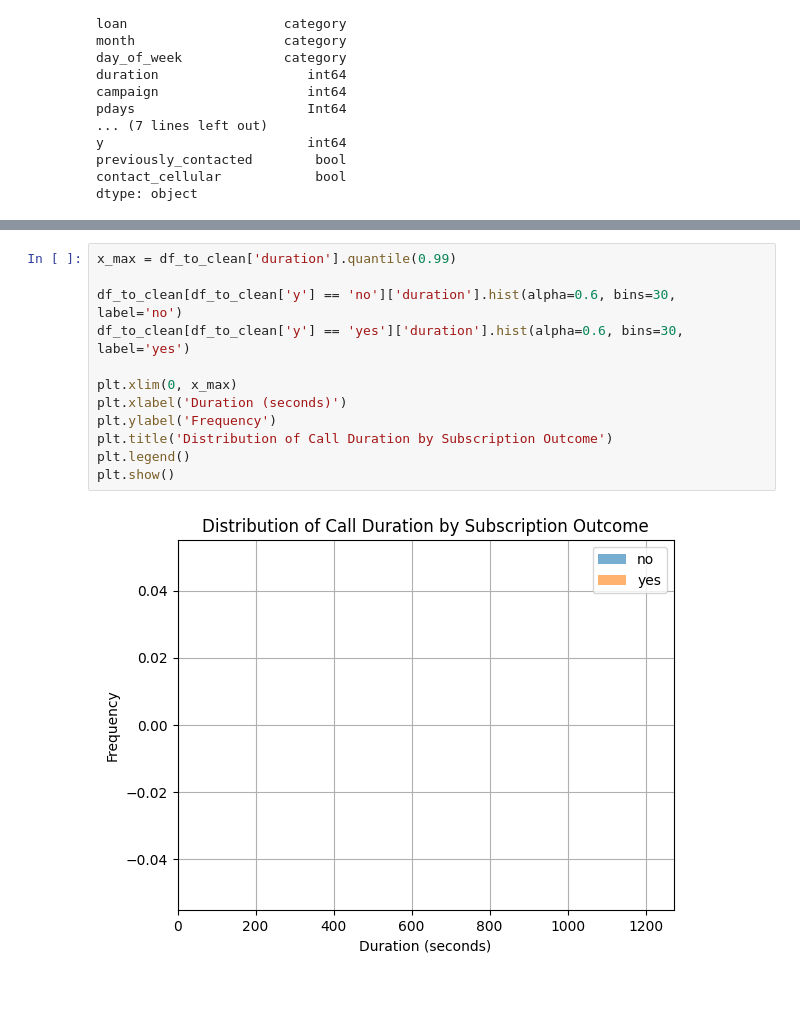
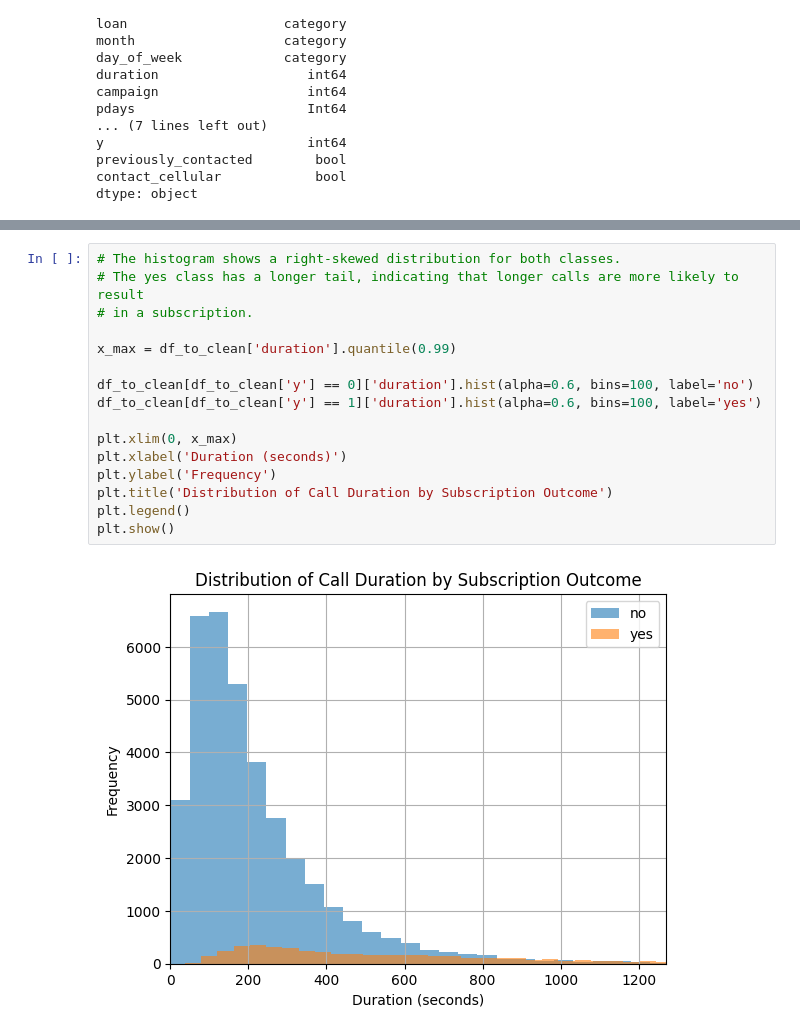
Before and after one commit to Ri-Dearg/adv-an-ca1, a Jupyter notebook: banking.ipynb, the cells around one changed output, grey strips where cells are left out. Cells and saved outputs as stored; diff of their text form; blank space fills up the shorter version.

```diff
--- a/banking.ipynb
+++ b/banking.ipynb
@@ -446,14 +460,18 @@ df_to_clean.groupby('y')['duration'].describe()[['mean', '50%', 'std', 'min', 'm
 # %%
+# The histogram shows a right-skewed distribution for both classes.
+# The yes class has a longer tail, indicating that longer calls are more likely to result
+# in a subscription.
+
 x_max = df_to_clean['duration'].quantile(0.99)
 
-df_to_clean[df_to_clean['y'] == 'no']['duration'].hist(alpha=0.6, bins=30, label='no')
-df_to_clean[df_to_clean['y'] == 'yes']['duration'].hist(alpha=0.6, bins=30, label='yes')
+df_to_clean[df_to_clean['y'] == 0]['duration'].hist(alpha=0.6, bins=100, label='no')
+df_to_clean[df_to_clean['y'] == 1]['duration'].hist(alpha=0.6, bins=100, label='yes')
 
 plt.xlim(0, x_max)
 plt.xlabel('Duration (seconds)')
 plt.ylabel('Frequency')
 plt.title('Distribution of Call Duration by Subscription Outcome')
 plt.legend()
 plt.show()
 # %% [output]
-[figure, old version]
+[figure, new version]
```
Also changed, not shown: parts of 15 cells of this notebook.
